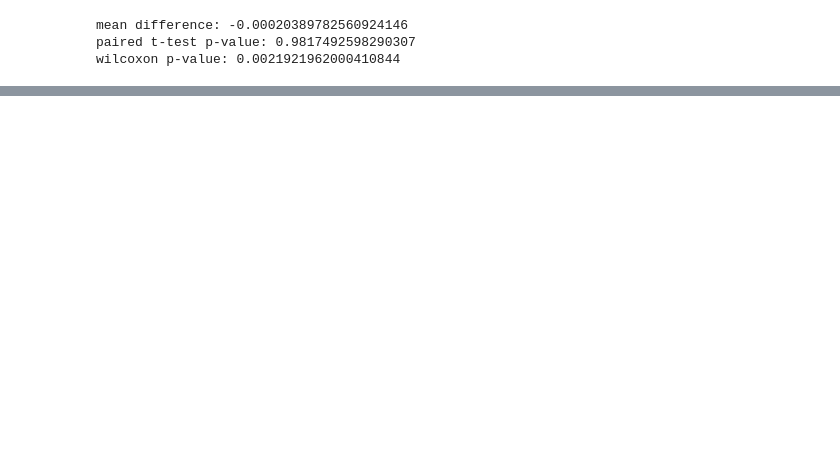
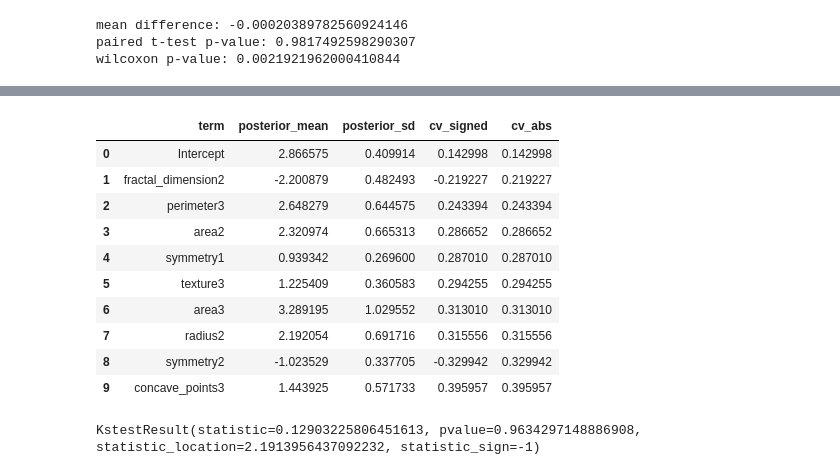
Before and after one commit to gavinkornitsky/DS4420_Project, a Jupyter notebook: results.ipynb, the cells around one changed output, grey strips where cells are left out. Saved outputs shown, nothing was run; the diff lists cells and outputs as text; code cells hidden in the pictures; blank space fills up the shorter version.

```diff
--- a/results.ipynb
+++ b/results.ipynb
@@ -274,0 +198,21 @@ wilcoxon p-value: 0.0021921962000410844
+# %%
+aug_post[["term", "posterior_mean", "posterior_sd", "cv_signed", "cv_abs"]].head(10)
+# %% [output]
+|  | term | posterior_mean | posterior_sd | cv_signed | cv_abs |
+| 0 | Intercept | 2.866575 | 0.409914 | 0.142998 | 0.142998 |
+| 1 | fractal_dimension2 | -2.200879 | 0.482493 | -0.219227 | 0.219227 |
+| 2 | perimeter3 | 2.648279 | 0.644575 | 0.243394 | 0.243394 |
+| 3 | area2 | 2.320974 | 0.665313 | 0.286652 | 0.286652 |
+| 4 | symmetry1 | 0.939342 | 0.269600 | 0.287010 | 0.287010 |
+| 5 | texture3 | 1.225409 | 0.360583 | 0.294255 | 0.294255 |
+| 6 | area3 | 3.289195 | 1.029552 | 0.313010 | 0.313010 |
+| 7 | radius2 | 2.192054 | 0.691716 | 0.315556 | 0.315556 |
+| 8 | symmetry2 | -1.023529 | 0.337705 | -0.329942 | 0.329942 |
+| 9 | concave_points3 | 1.443925 | 0.571733 | 0.395957 | 0.395957 |
+# %%
+real_cvs = real_post['cv_abs']
+aug_post = aug_post['cv_abs']
+
+ks_2samp(real_cvs, aug_post)
+# %% [output]
+KstestResult(statistic=0.12903225806451613, pvalue=0.9634297148886908, statistic_location=2.1913956437092232, statistic_sign=-1)
```
Also changed, not shown: parts of 15 cells of this notebook, 13 other files.
